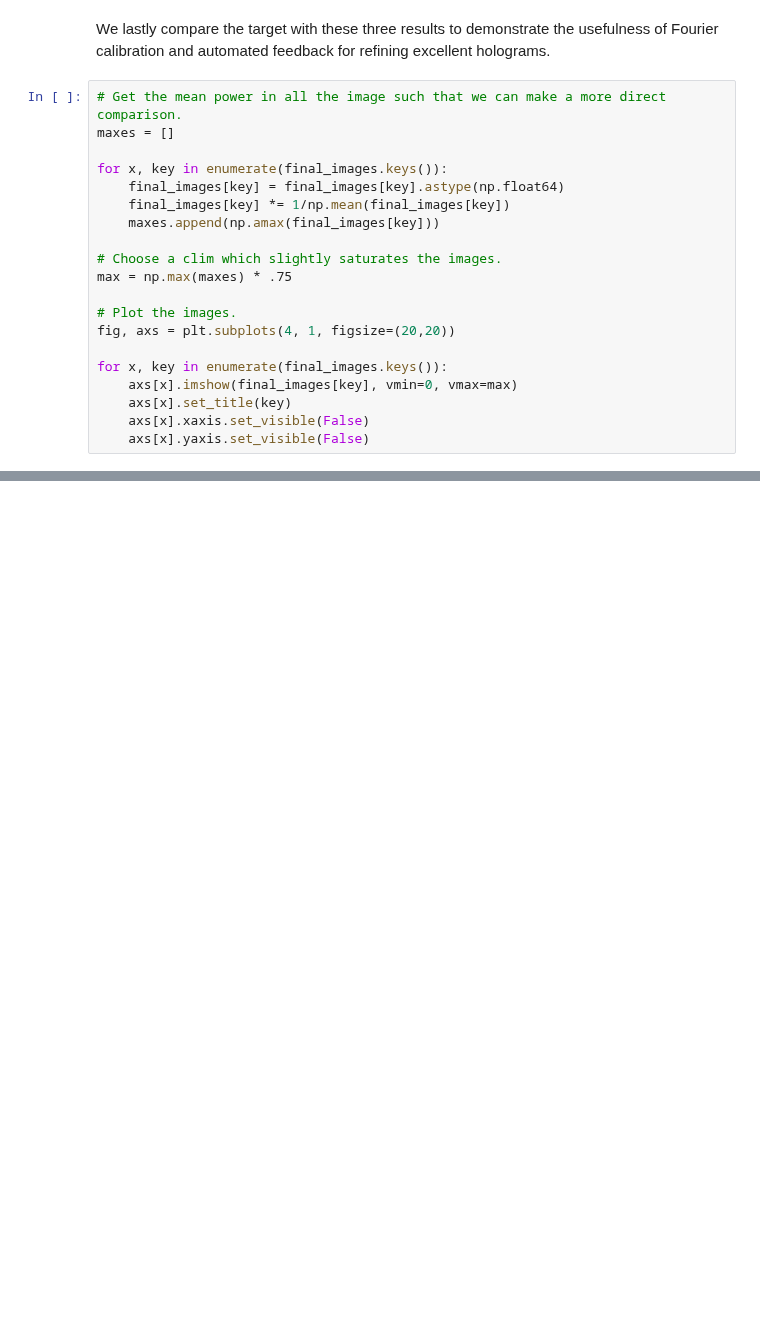
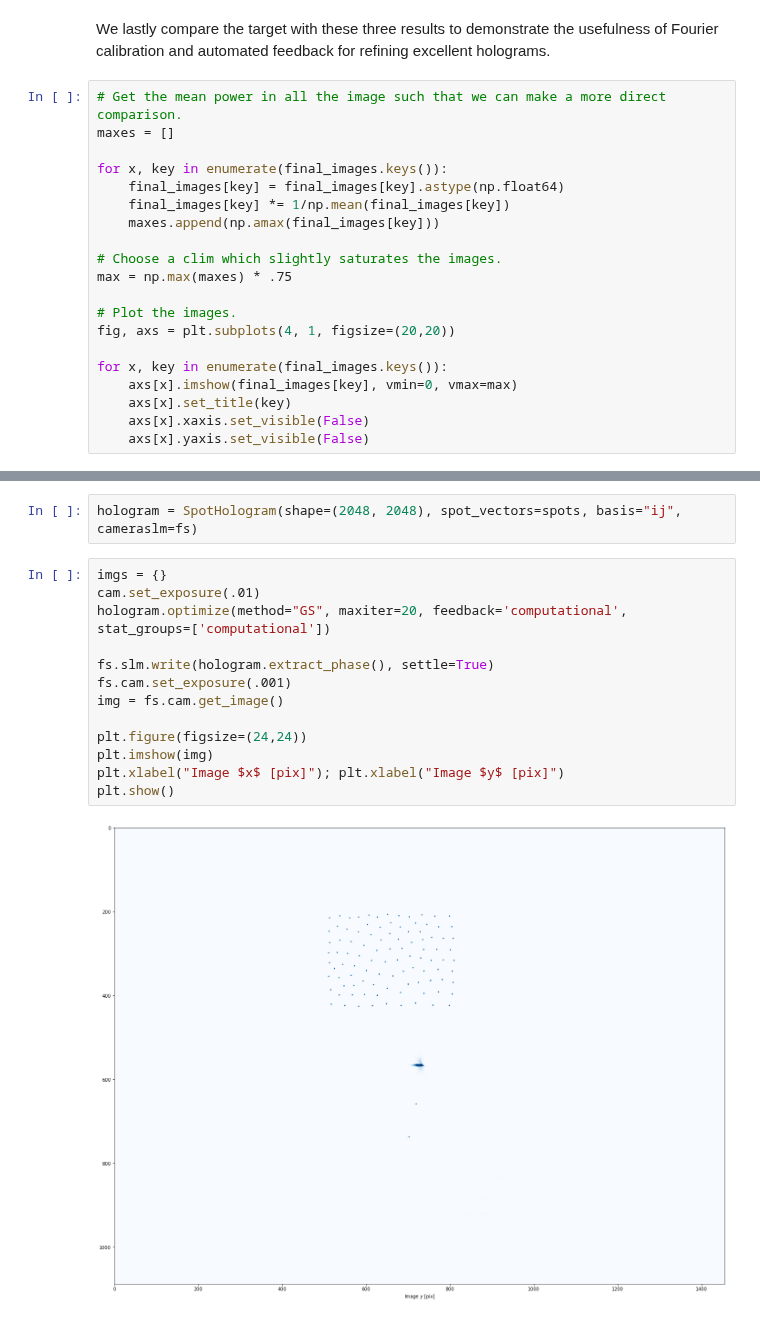
Before and after one commit to slmsuite/slmsuite-examples, a Jupyter notebook: examples/pictoral_holography_v2.ipynb, the cells around one changed output, grey strips where cells are left out. Saved outputs shown, nothing was run; the diff lists cells and outputs as text; blank space fills up the shorter version.

```diff
--- a/examples/pictoral_holography_v2.ipynb
+++ b/examples/pictoral_holography_v2.ipynb
@@ -233,0 +244,17 @@ for x, key in enumerate(final_images.keys()):
+# %%
+hologram = SpotHologram(shape=(2048, 2048), spot_vectors=spots, basis="ij", cameraslm=fs)
+# %%
+imgs = {}
+cam.set_exposure(.01)
+hologram.optimize(method="GS", maxiter=20, feedback='computational', stat_groups=['computational'])
+
+fs.slm.write(hologram.extract_phase(), settle=True)
+fs.cam.set_exposure(.001)
+img = fs.cam.get_image()
+
+plt.figure(figsize=(24,24))
+plt.imshow(img)
+plt.xlabel("Image $x$ [pix]"); plt.xlabel("Image $y$ [pix]")
+plt.show()
+# %% [output]
+[figure, added]
```
Also changed, not shown: parts of 4 cells of this notebook, 2 other files.
